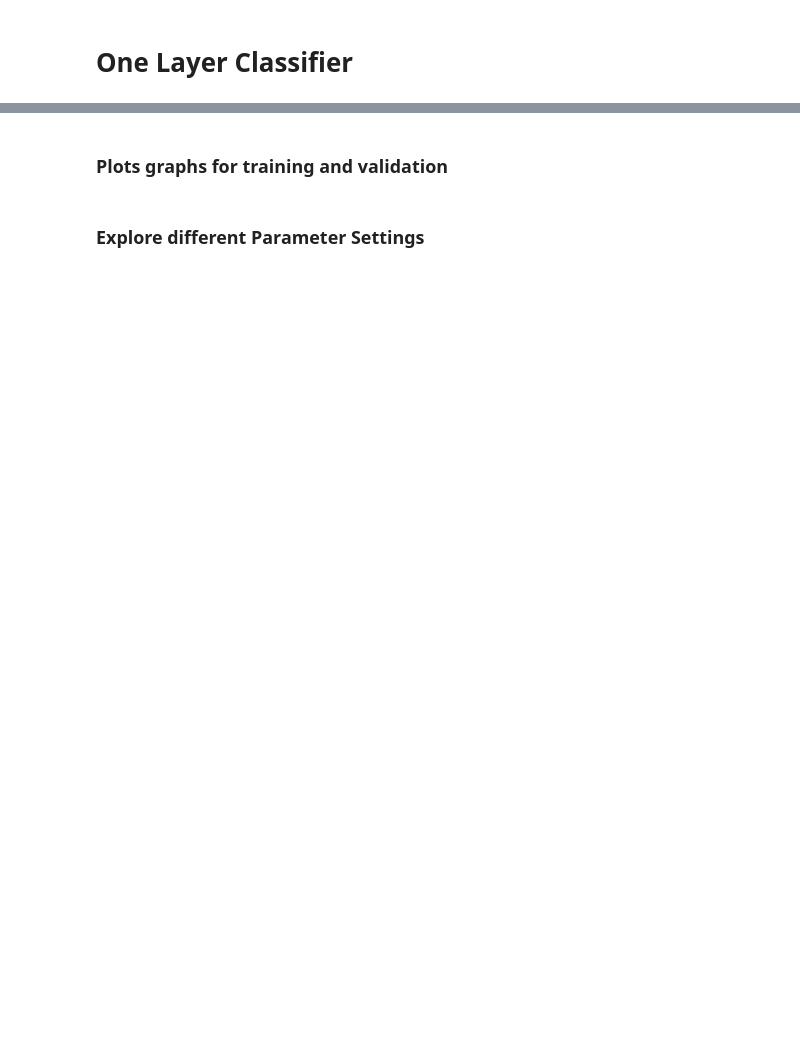
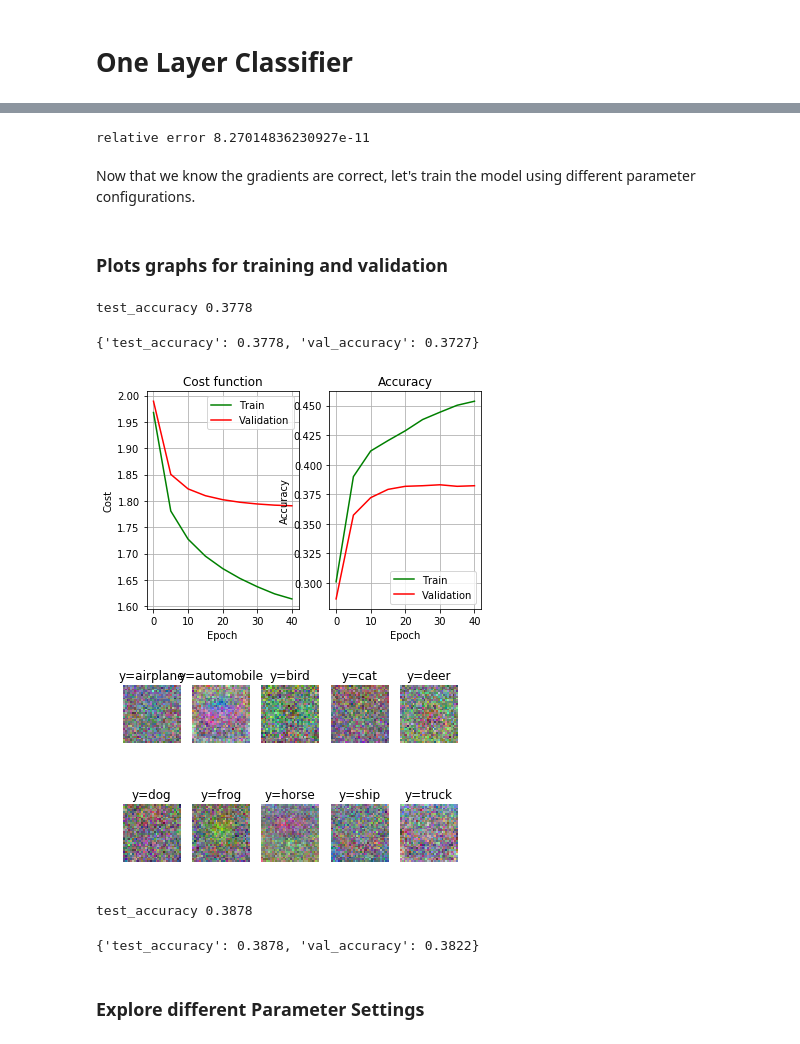
Before and after one commit to 09panesara/DD2424-Deep-Learning, a Jupyter notebook: Lab1/src/lab1.ipynb, the cells around one changed output, grey strips where cells are left out. Drawn from its saved outputs; the diff is of its cells as text; code cells hidden in the pictures; blank space fills up the shorter version.

```diff
--- a/Lab1/src/lab1.ipynb
+++ b/Lab1/src/lab1.ipynb
@@ -263,4 +308,0 @@ def train_model(params, datasets):
-# %%
-datasets = [train_X, train_Y , val_X, val_Y, test_X , test_Y]
-base_params = {'batch_size':100, 'eta':0.001, 'n_epochs':1000, 'lamda':0}
-train_model(base_params, datasets)
@@ -271,2 +334,11 @@ epoch 0
+# %%
+n_classes = 10
+input_dim = train_X.shape[0]
+clf = OneLayerClassifer(n_classes, input_dim)
+check_gradients_are_equal(clf, train_X, train_Y)
+# %% [output]
+relative error 8.27014836230927e-11
+# %% [markdown]
+Now that we know the gradients are correct, let's train the model using different parameter configurations.
 # %% [markdown]
 ###  Plots graphs for training and validation
@@ -273,3 +368,42 @@ epoch 0
+# %%
+def train_model(params, datasets, plot_acc_costs=False):
+    train_X, train_Y, val_X, val_Y, test_X , test_Y = datasets
+    n_classes = 10
+    input_dim = train_X.shape[0]
+    random_shuffle = params['random_shuffle'] if 'random_shuffle' in params else False
+    delta = params['delta'] if 'delta' in params else None
+    loss = params['loss'] if 'loss' in params else 'cross_entropy'
+
+    clf = OneLayerClassifer(n_classes, input_dim, params['batch_size'], params['eta'], params['n_epochs'], params['lamda'], loss=loss, delta=delta)
+    train_X, val_X, test_X = clf.normalise(train_X, val_X, test_X)
+    accuracies, costs = clf.train(train_X, train_Y, random_shuffle, get_accuracies_costs=plot_acc_costs,
+                                  val_X = val_X, val_Y = val_Y)
+    print(plot_acc_costs)
+    if plot_acc_costs:
+        print('here')
+        plot_costs_accuracies(accuracies, costs)
+    # get image of weight matrix
+    clf.montage()
+
+    _, test_accuracy = clf.compute_accuracy(test_X, test_Y) # use lables to compute accuracy
+    _, val_accuracy = clf.compute_accuracy(val_X, val_Y)
+    print('test_accuracy', test_accuracy)
+    return {'test_accuracy': test_accuracy, 'val_accuracy': val_accuracy}
+# %%
+base_params = {'batch_size':20, 'eta':0.001, 'n_epochs':40, 'lamda':0, 'random_shuffle': True}
+train_model(base_params, datasets, plot_acc_costs=False)
+# %% [output]
+test_accuracy 0.3778
+{'test_accuracy': 0.3778, 'val_accuracy': 0.3727}
+# %%
+datasets = [train_X, train_Y, val_X, val_Y, test_X , test_Y]
+base_params = {'batch_size':100, 'eta':0.001, 'n_epochs':40, 'lamda':0, 'random_shuffle': False}
+train_model(base_params, datasets, plot_acc_costs=True)
+# %% [output]
+[figure, added]
+[figure, added]
+test_accuracy 0.3878
+{'test_accuracy': 0.3878, 'val_accuracy': 0.3822}
 # %% [markdown]
 ### Explore different Parameter Settings
 # %%
```
Also changed, not shown: parts of 26 cells of this notebook.
